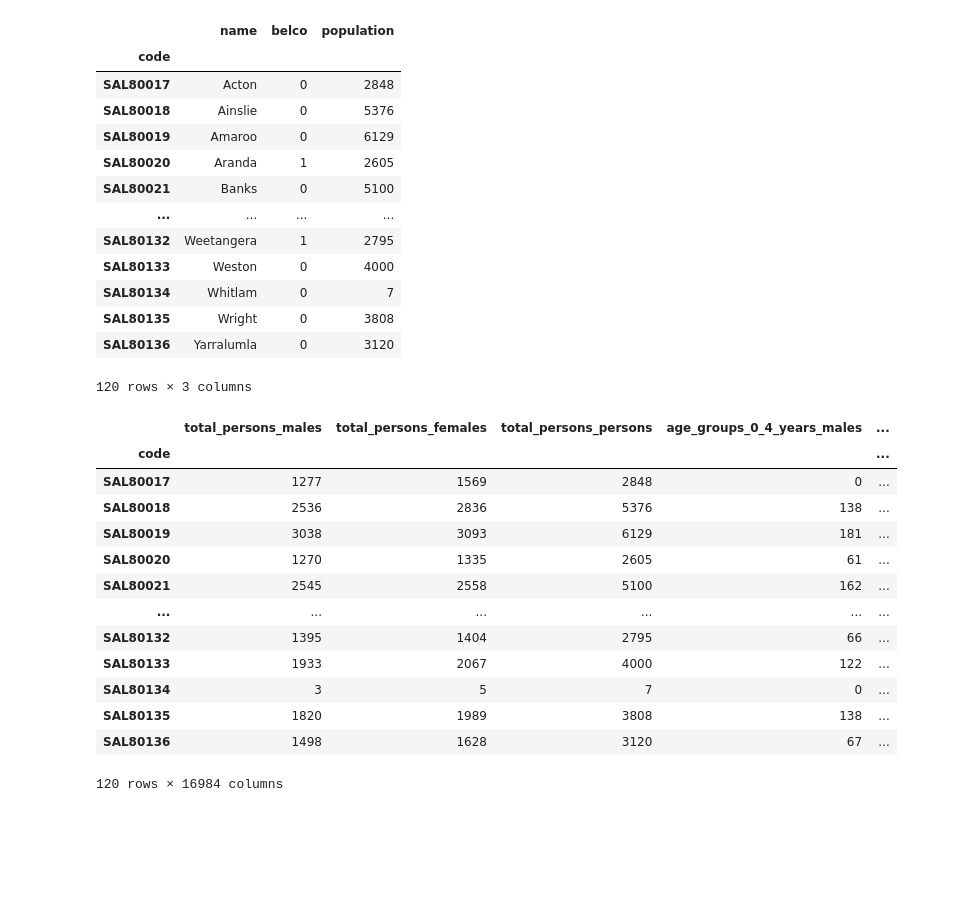
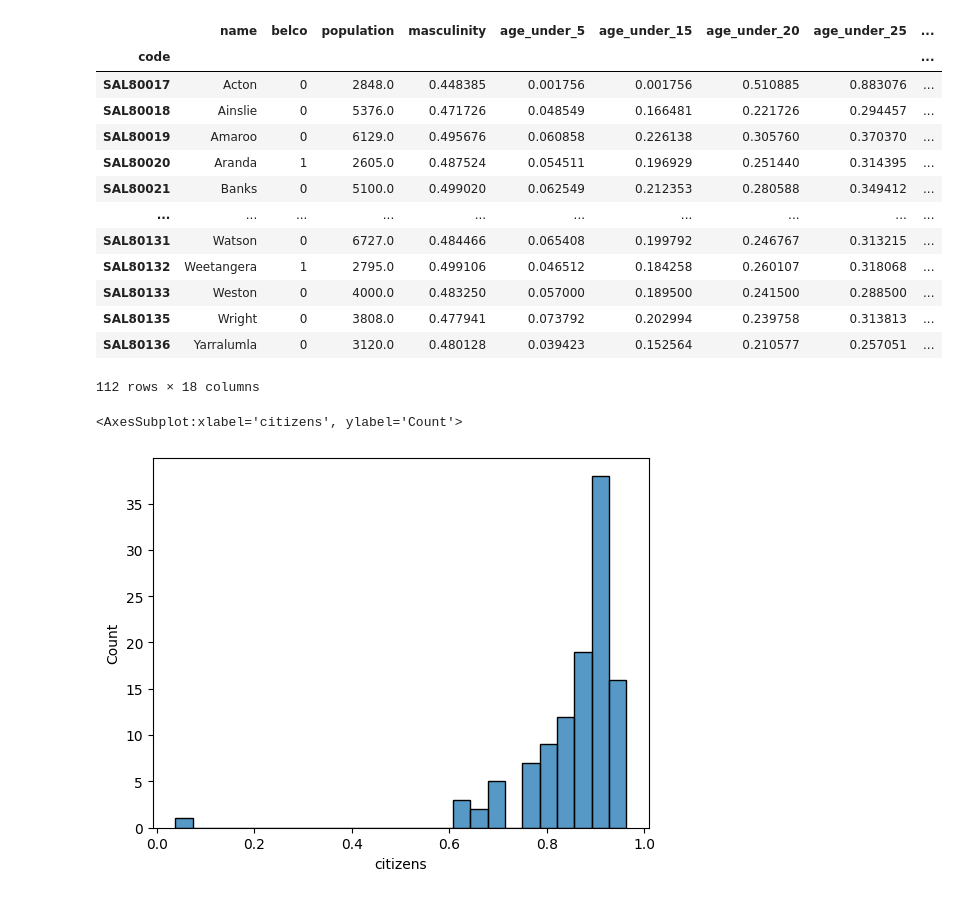
Before and after one commit to MarkusMannheim/censusdata, a Jupyter notebook: data/canberra_suburbs.ipynb, the cells around one changed output. Saved outputs shown, nothing was run; the diff lists cells and outputs as text; code cells hidden in the pictures; blank space fills up the shorter version.

```diff
--- a/data/canberra_suburbs.ipynb
+++ b/data/canberra_suburbs.ipynb
@@ -45,44 +49,52 @@ act_suburbs.code = "SAL" + act_suburbs.code.astype("str")
 # %%
 data = pd.DataFrame(
     index=act_suburbs.code,
     data={
         "name": act_suburbs.name.to_list(),
         "belco":  act_suburbs.belco.to_list()
     }
 )
+
+data["population"] = suburb_data.total_persons_persons
+data = data[data.population >= 30]
 suburb_data = suburb_data.loc[data.index]
 
-data["population"] = suburb_data.total_persons_persons
+data["masculinity"] = suburb_data.total_persons_males / data.population
+data["age_under_5"] = suburb_data.age_groups_0_4_years_persons / data.population
+data["age_under_15"] = suburb_data.age_groups_5_14_years_persons / data.population + data.age_under_5
+data["age_under_20"] = suburb_data.age_groups_15_19_years_persons / data.population + data.age_under_15
+data["age_under_25"] = suburb_data.age_groups_20_24_years_persons / data.population + data.age_under_20
+data["age_under_35"] = suburb_data.age_groups_25_34_years_persons / data.population + data.age_under_25
+data["age_under_45"] = suburb_data.age_groups_35_44_years_persons / data.population + data.age_under_35
+data["age_under_55"] = suburb_data.age_groups_45_54_years_persons / data.population + data.age_under_45
+data["age_under_65"] = suburb_data.age_groups_55_64_years_persons / data.population + data.age_under_55
+data["age_under_75"] = suburb_data.age_groups_65_74_years_persons / data.population + data.age_under_65
+data["age_under_85"] = suburb_data.age_groups_75_84_years_persons / data.population + data.age_under_75
+data["indigenous"] = suburb_data.aboriginal_and_or_torres_strait_islander_persons_total_persons / data.population
+data["born_overseas"] = suburb_data.birthplace_elsewhere_persons / data.population
+data["other_language"] = suburb_data.language_used_at_home_other_language_persons / data.population
+data["citizens"] = suburb_data.australian_citizen_persons / data.population
+
 data
 # %% [output]
-|  | name | belco | population |
-| code |  |  |  |
-| SAL80017 | Acton | 0 | 2848 |
-| SAL80018 | Ainslie | 0 | 5376 |
-| SAL80019 | Amaroo | 0 | 6129 |
-| SAL80020 | Aranda | 1 | 2605 |
-| SAL80021 | Banks | 0 | 5100 |
-| ... | ... | ... | ... |
-| SAL80132 | Weetangera | 1 | 2795 |
-| SAL80133 | Weston | 0 | 4000 |
-| SAL80134 | Whitlam | 0 | 7 |
-| SAL80135 | Wright | 0 | 3808 |
-| SAL80136 | Yarralumla | 0 | 3120 |
+|  | name | belco | population | masculinity | age_under_5 | age_under_15 | age_under_20 | age_under_25 | ... |
+| code |  |  |  |  |  |  |  |  | ... |
+| SAL80017 | Acton | 0 | 2848.0 | 0.448385 | 0.001756 | 0.001756 | 0.510885 | 0.883076 | ... |
+| SAL80018 | Ainslie | 0 | 5376.0 | 0.471726 | 0.048549 | 0.166481 | 0.221726 | 0.294457 | ... |
+| SAL80019 | Amaroo | 0 | 6129.0 | 0.495676 | 0.060858 | 0.226138 | 0.305760 | 0.370370 | ... |
+| SAL80020 | Aranda | 1 | 2605.0 | 0.487524 | 0.054511 | 0.196929 | 0.251440 | 0.314395 | ... |
+| SAL80021 | Banks | 0 | 5100.0 | 0.499020 | 0.062549 | 0.212353 | 0.280588 | 0.349412 | ... |
+| ... | ... | ... | ... | ... | ... | ... | ... | ... | ... |
+| SAL80131 | Watson | 0 | 6727.0 | 0.484466 | 0.065408 | 0.199792 | 0.246767 | 0.313215 | ... |
+| SAL80132 | Weetangera | 1 | 2795.0 | 0.499106 | 0.046512 | 0.184258 | 0.260107 | 0.318068 | ... |
+| SAL80133 | Weston | 0 | 4000.0 | 0.483250 | 0.057000 | 0.189500 | 0.241500 | 0.288500 | ... |
+| SAL80135 | Wright | 0 | 3808.0 | 0.477941 | 0.073792 | 0.202994 | 0.239758 | 0.313813 | ... |
+| SAL80136 | Yarralumla | 0 | 3120.0 | 0.480128 | 0.039423 | 0.152564 | 0.210577 | 0.257051 | ... |
-120 rows × 3 columns
+112 rows × 18 columns
 # %%
-suburb_data
+sns.histplot(
+    data=data.citizens
+)
 # %% [output]
-|  | total_persons_males | total_persons_females | total_persons_persons | age_groups_0_4_years_males | ... |
-| code |  |  |  |  | ... |
-| SAL80017 | 1277 | 1569 | 2848 | 0 | ... |
-| SAL80018 | 2536 | 2836 | 5376 | 138 | ... |
-| SAL80019 | 3038 | 3093 | 6129 | 181 | ... |
-| SAL80020 | 1270 | 1335 | 2605 | 61 | ... |
-| SAL80021 | 2545 | 2558 | 5100 | 162 | ... |
-| ... | ... | ... | ... | ... | ... |
-| SAL80132 | 1395 | 1404 | 2795 | 66 | ... |
-| SAL80133 | 1933 | 2067 | 4000 | 122 | ... |
-| SAL80134 | 3 | 5 | 7 | 0 | ... |
-| SAL80135 | 1820 | 1989 | 3808 | 138 | ... |
-| SAL80136 | 1498 | 1628 | 3120 | 67 | ... |
-120 rows × 16984 columns
+<AxesSubplot:xlabel='citizens', ylabel='Count'>
+[figure, added]
```
Also changed, not shown: parts of 2 cells of this notebook, 18 other files.
